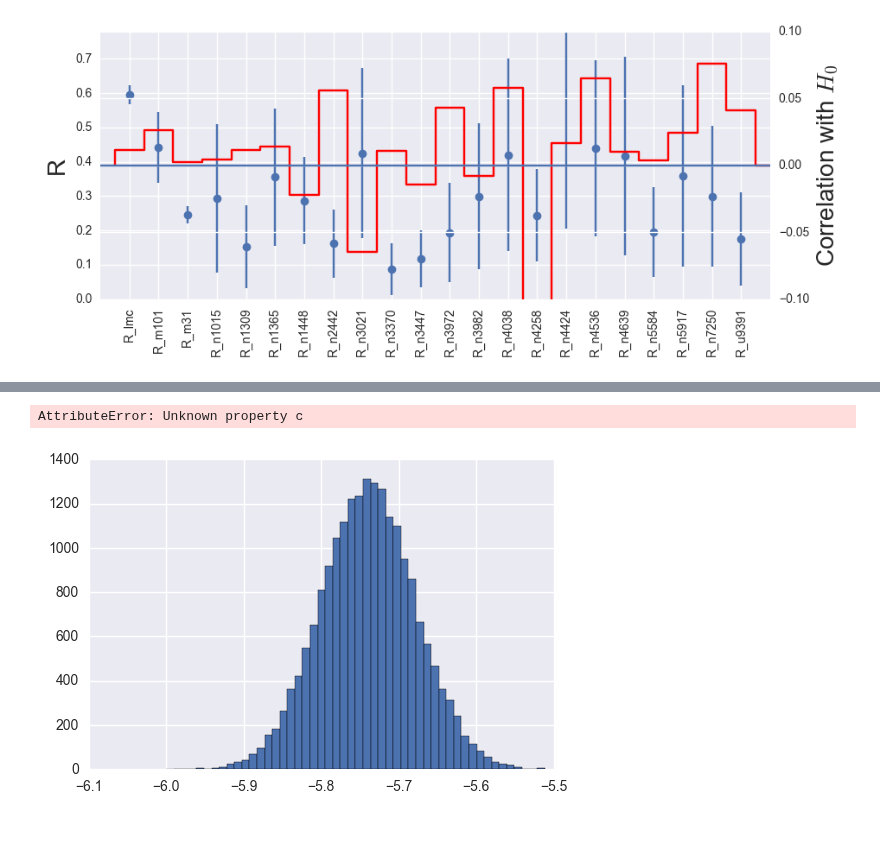
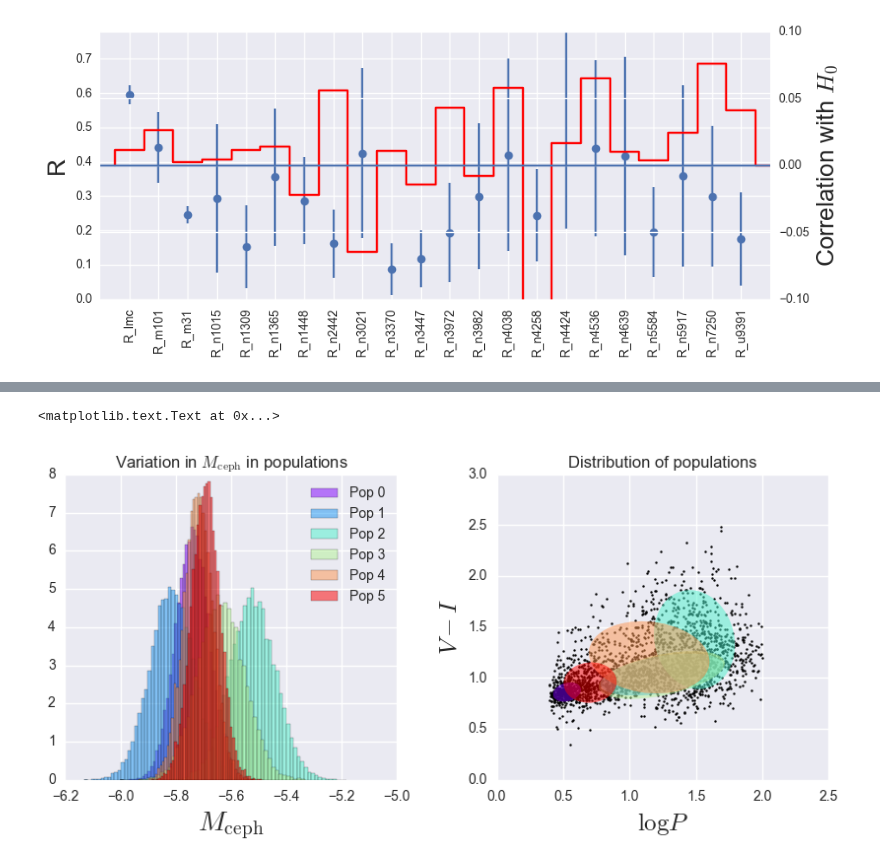
Before and after one commit to bfollinprm/Seminar_Talk_Feb23, a Jupyter notebook: Follin_Talk.ipynb, the cells around one changed output, grey strips where cells are left out. Drawn from its saved outputs; the diff is of its cells as text; code cells hidden in the pictures; blank space fills up the shorter version.

```diff
--- a/Follin_Talk.ipynb
+++ b/Follin_Talk.ipynb
@@ -700,9 +698,36 @@ gca().set_yscale('log')
-# %%
-cols = [col for col in manypops.columns if col.startswith('M_ceph')]
-figure(figsize = (6,4))
-ax = gca()
-for i, col in enumerate(cols):
-    manypops.hist(col, bins = 50, alpha = 0.5, c = cmap(i/6.0), ax = ax)
-# %% [output]
-AttributeError: Unknown property c
-[figure, removed]
+# %%
+cols = [col for col in manypops.columns if col.startswith('M_ceph')]
+figure(figsize = (10,4))
+ax = subplot(121)
+for i, col in enumerate(cols):
+    if col == 'M_ceph0':
+        manypops.hist(col, bins = 50, alpha = 0.5, color = cmap(i/6.0), ax = ax, normed = True, label = 'Pop '+col[-1])
+    else:
+        manypops['temp'] = chain[col] + chain['M_ceph0']
+        manypops.hist('temp',bins = 50, alpha = 0.5, color = cmap(i/6.0), ax = ax, normed = True, label = 'Pop '+col[-1])
+        manypops.drop(['temp'], axis = 1)
+xlabel(r'$M_{\rm ceph}$', fontsize = 20)
+legend(frameon = False)
+ax.set_title(r'Variation in $M_{\rm ceph}$ in populations')
+
+ax = subplot(122)
+scatter(cephs.Period, cephs.VminusI, s= 3,
+        lw = 0, color = 'k'
+       )
+
+for pop in arange(6):
+    v, w = eigh(gmm.covariances_[pop][:2,:2])
+    u = w[0]/norm(w[0])
+    angle = arctan2(u[1], u[0]) * 180/pi
+    v = 2 * sqrt(2) * sqrt(v)
+    ell = mpl.patches.Ellipse(gmm.means_[pop, :2],
+                              v[0], v[1], 180 + angle,
+                              color = cmap(pop))
+    ell.set_alpha(0.5)
+    ax.add_artist(ell)
+xlabel(r'$\log P$', fontsize = 18)
+ylabel(r'$V-I$', fontsize = 18);
+title('Distribution of populations')
+# %% [output]
+<matplotlib.text.Text at 0x...>
+[figure, added]
```
Also changed, not shown: parts of 9 cells of this notebook.
